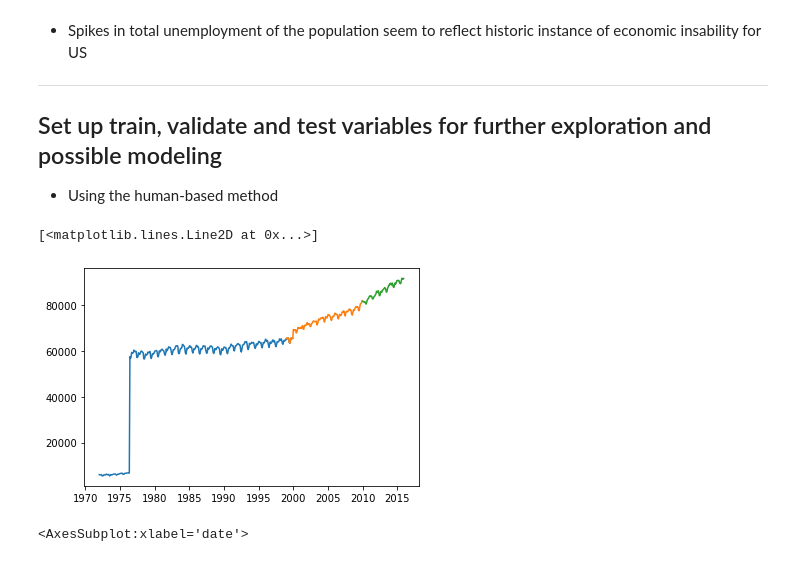
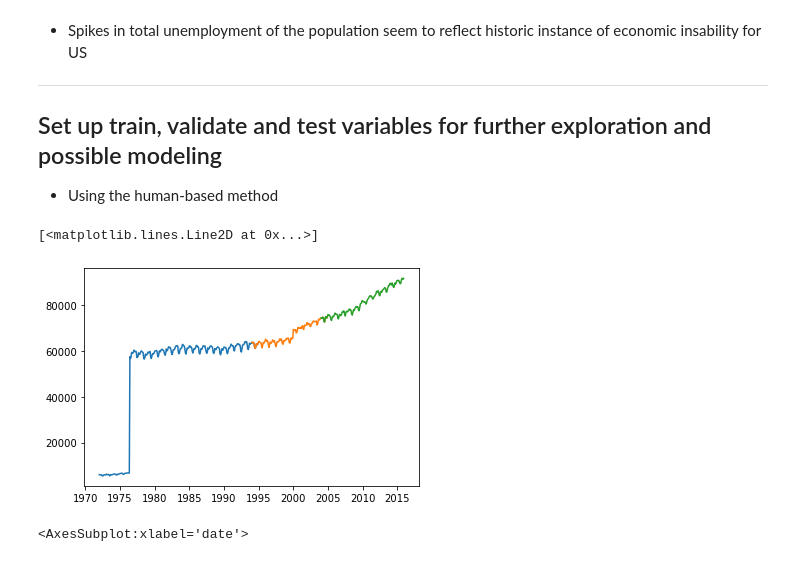
Before and after one commit to BraedenWright/individual-project, a Jupyter notebook: labor_aquire_and_explore.ipynb, the cells around one changed output. Drawn from its saved outputs; the diff is of its cells as text; code cells hidden in the pictures.

```diff
--- a/labor_aquire_and_explore.ipynb
+++ b/labor_aquire_and_explore.ipynb
@@ -378,16 +378,16 @@ plt.show()
 ## Set up train, validate and test variables for further exploration and possible modeling
 - Using the human-based method
 # %%
-train = df.loc[:'1999']
-validate = df.loc['1999':'2009']
-test = df.loc['2010':]
+train = df.loc[:'1994']
+validate = df.loc['1994':'2004']
+test = df.loc['2004':]
 
 plt.plot(train.index, train.total_not_in_labor_force)
 plt.plot(validate.index, validate.total_not_in_labor_force)
 plt.plot(test.index, test.total_not_in_labor_force)
 # %% [output]
 [<matplotlib.lines.Line2D at 0x...>]
-[figure, old version]
+[figure, new version]
 # %%
 # potential target variables
 y1 = train.avg_female_unemployment_rate
```
Also changed, not shown: parts of 2 cells of this notebook, 1 other file.
